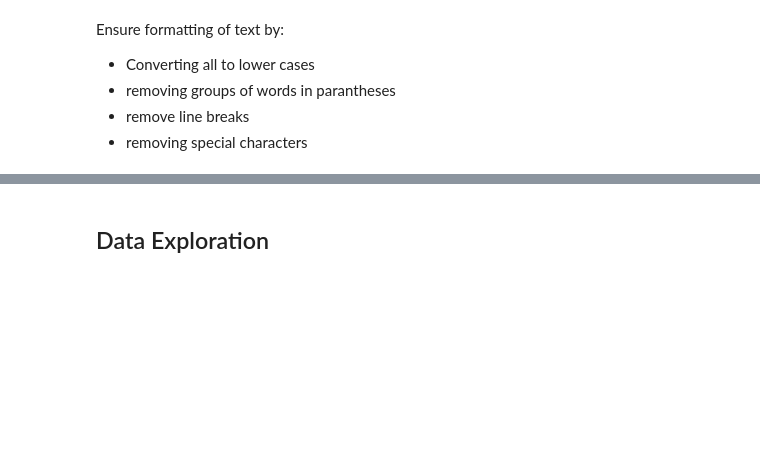
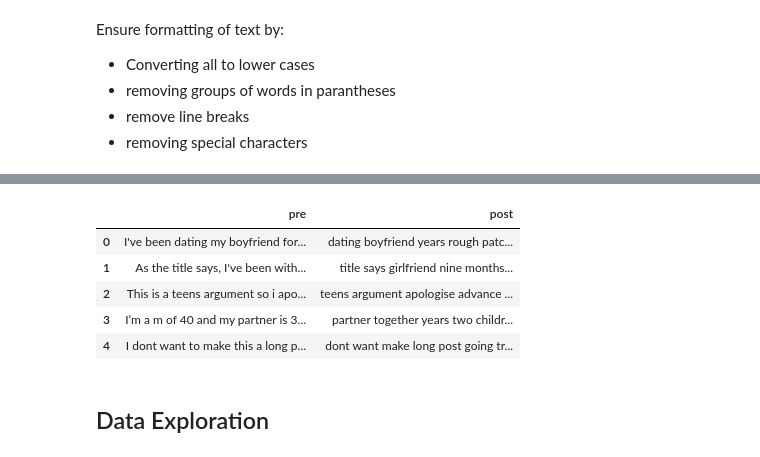
Before and after one commit to bearylogical/ga-assignments, a Jupyter notebook: project_3/Project_3.ipynb, the cells around one changed output, grey strips where cells are left out. Saved outputs shown, nothing was run; the diff lists cells and outputs as text; code cells hidden in the pictures; blank space fills up the shorter version.

```diff
--- a/project_3/Project_3.ipynb
+++ b/project_3/Project_3.ipynb
@@ -282,3 +287,12 @@ df.head()
+# %%
+pd.DataFrame(data=zip(df_pre['selftext'],df['selftext']),columns=['pre','post']).head(5)
+# %% [output]
+|  | pre | post |
+| 0 | I've been dating my boyfriend for... | dating boyfriend years rough patc... |
+| 1 | As the title says, I've been with... | title says girlfriend nine months... |
+| 2 | This is a teens argument so i apo... | teens argument apologise advance ... |
+| 3 | I’m a m of 40 and my partner is 3... | partner together years two childr... |
+| 4 | I dont want to make this a long p... | dont want make long post going tr... |
 # %% [markdown]
 ## Data Exploration
 # %% [markdown]
```
Also changed, not shown: parts of 22 cells of this notebook.
